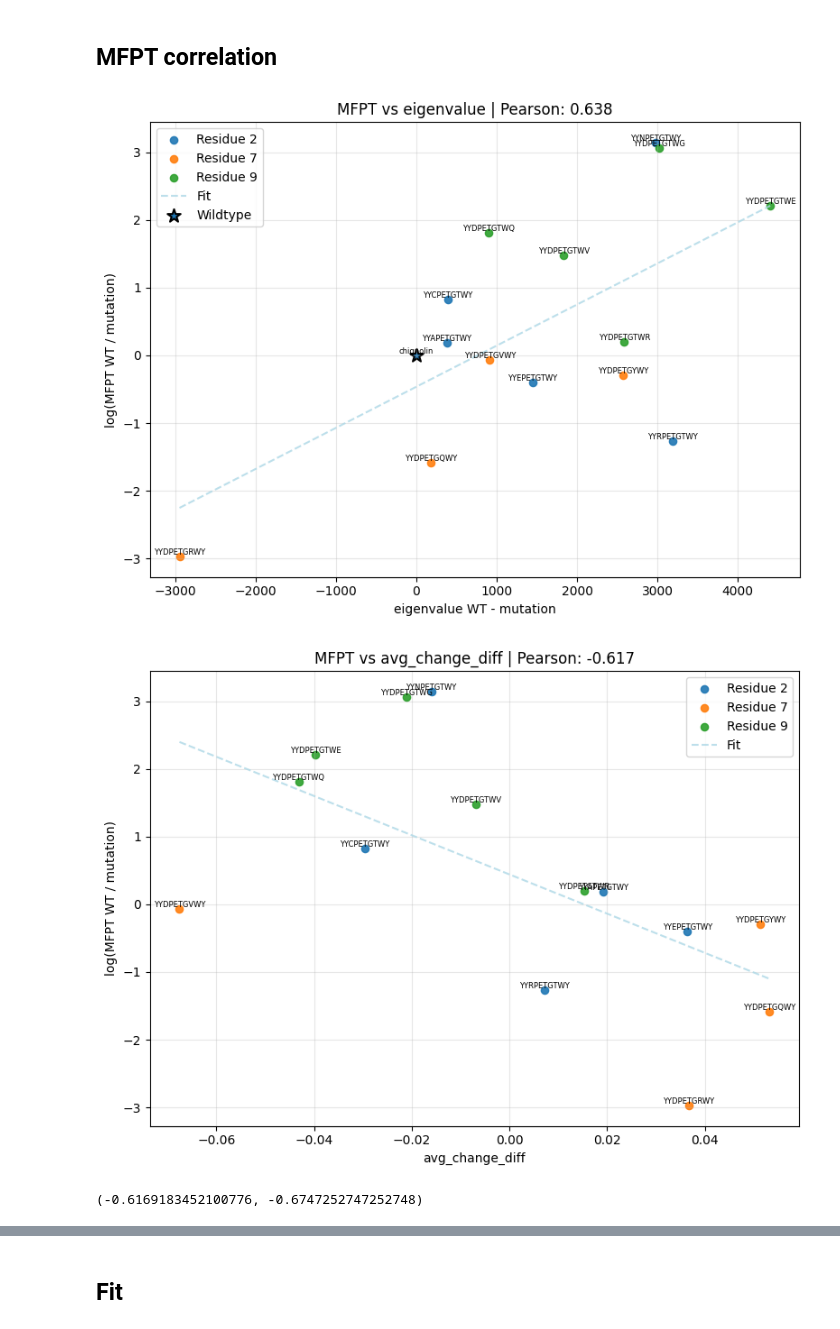
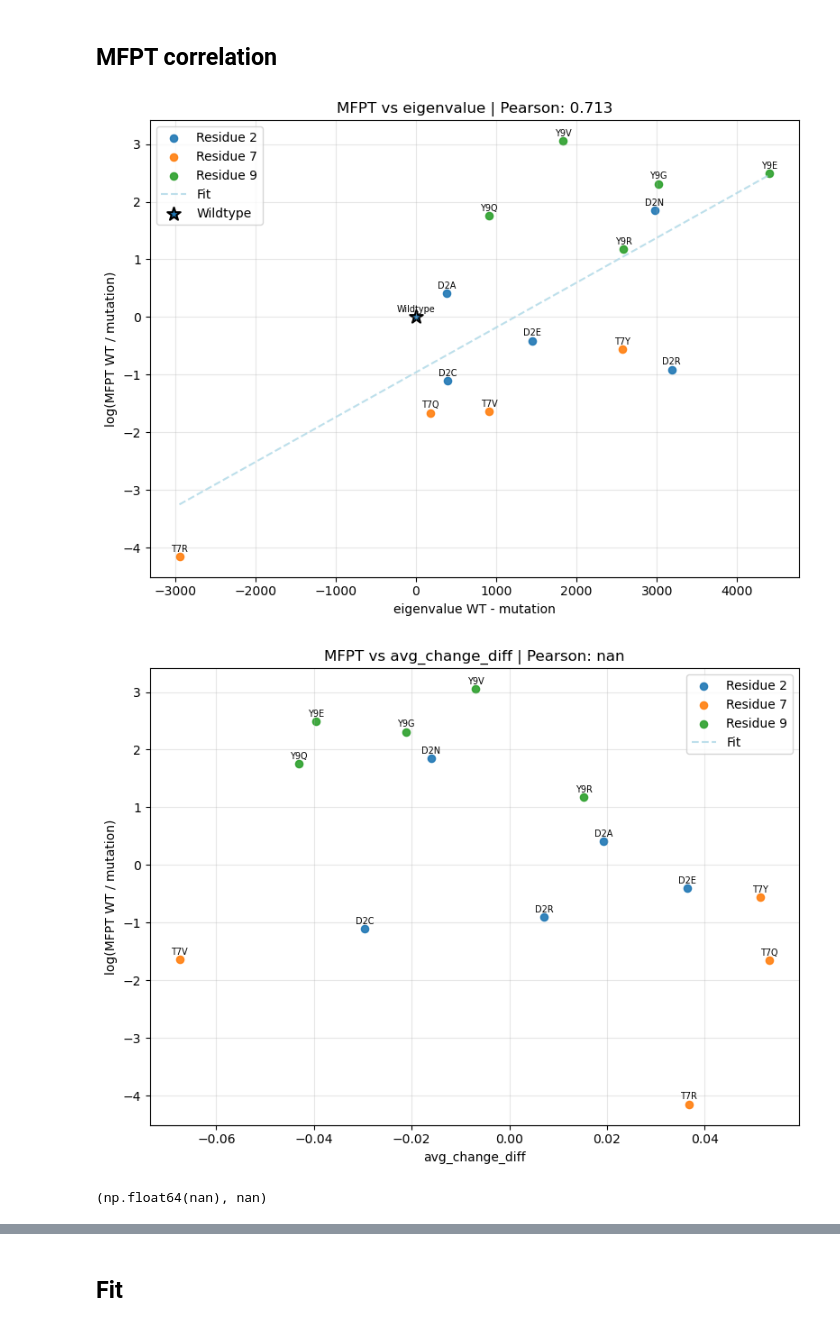
Before and after one commit to MendelsResearchGroup/guiding-peptide-kinetics, a Jupyter notebook: src/dan.ipynb, the cells around one changed output, grey strips where cells are left out. Drawn from its saved outputs; the diff is of its cells as text; code cells hidden in the pictures.

```diff
--- a/src/dan.ipynb
+++ b/src/dan.ipynb
@@ -170,10 +171,9 @@ def plot_mfpt_corr(df, prop_col, wt_label='Wildtype', group_col='residue_idx',
 
     x_all = ratio_or_raw(wt_prop, df[prop_col].to_numpy(), log_prop)
     y_all = np.log(wt_mfpt / df['mfpt'].to_numpy())
-    mask = np.isfinite(x_all) & np.isfinite(y_all)
 
-    pearson, _  = stats.pearsonr(x_all[mask], y_all[mask])
-    spearman, _ = stats.spearmanr(x_all[mask], y_all[mask])
+    pearson, _  = stats.pearsonr(x_all, y_all)
+    spearman, _ = stats.spearmanr(x_all, y_all)
 
     res_keys = sorted(int(k) for k in df[group_col].dropna().unique())
     res_colors = color_map(res_keys) if 'color_map' in globals() else {k: None for k in res_keys}
@@ -181,8 +181,8 @@ def plot_mfpt_corr(df, prop_col, wt_label='Wildtype', group_col='residue_idx',
     plt.figure(figsize=(8, 6))
 
     if annotate:
-        for xv, yv, name in zip(x_all[mask], y_all[mask], df.loc[mask, 'long'].to_numpy()):
-            plt.text(xv, yv, name, fontsize=6, ha='center', va='bottom')
+        for xv, yv, name in zip(x_all, y_all, df.index.to_numpy()):
+            plt.text(xv, yv + 0.05, name, fontsize=7, ha='center', va='bottom')
 
     for k in res_keys:
         sub = df[df[group_col] == k]
@@ -191,43 +191,43 @@ def plot_mfpt_corr(df, prop_col, wt_label='Wildtype', group_col='residue_idx',
         plt.scatter(x, y, label=f"Residue {k}", s=35, alpha=0.9, c=res_colors.get(k))
 
     if showSlope:
-        slope, intercept, r_value, p_value, std_err = stats.linregress(x_all[mask], y_all[mask])
-        xx = np.linspace(x_all[mask].min(), x_all[mask].max(), 100)
+        slope, intercept, r_value, p_value, std_err = stats.linregress(x_all, y_all)
+        xx = np.linspace(x_all.min(), x_all.max(), 100)
         yy = slope * xx + intercept
         plt.plot(xx, yy, color='lightblue', alpha=0.8, linestyle='--', label="Fit")
 
     if not pd.isna(wt_prop):
         plt.scatter(0 if log_prop else wt_prop, 0, s=120, marker='*',
                     edgecolors='k', linewidths=1.5, label=wt_label)
 
     xlabel = (f'{prop_col} WT - mutation'
               if log_prop and not pd.isna(wt_prop)
               else prop_col)
     plt.xlabel(xlabel)
     plt.ylabel('log(MFPT WT / mutation)')
     t = f" | Th={th:.3g}" if th is not None else ""
     plt.title(f"MFPT vs {prop_col} | Pearson: {pearson:.3g}")
     plt.legend()
     plt.grid(True, alpha=0.3)
     plt.tight_layout()
     plt.show()
 
     return pearson, spearman
 
 sample_size = 200
-th = thresholds[-1]
+th = thresholds[1]
 
 with open("../data/mfpt-pace=25000.pkl", "rb") as f:
     all_mfpt = pickle.load(f)
 
 df = collect_df(all_mfpt, th, sample_size)
 
 plot_mfpt_corr(df, 'eigenvalue', annotate=True, showSlope=True)
 plot_mfpt_corr(df, 'avg_change_diff', annotate=True, showSlope=True)
 # %% [output]
-[figure, old version]
+[figure, new version]
-[figure, old version]
+[figure, new version]
-(-0.6169183452100776, -0.6747252747252748)
+(np.float64(nan), nan)
 # %%
 import numpy as np
 import pandas as pd
```
Also changed, not shown: parts of 7 cells of this notebook.
